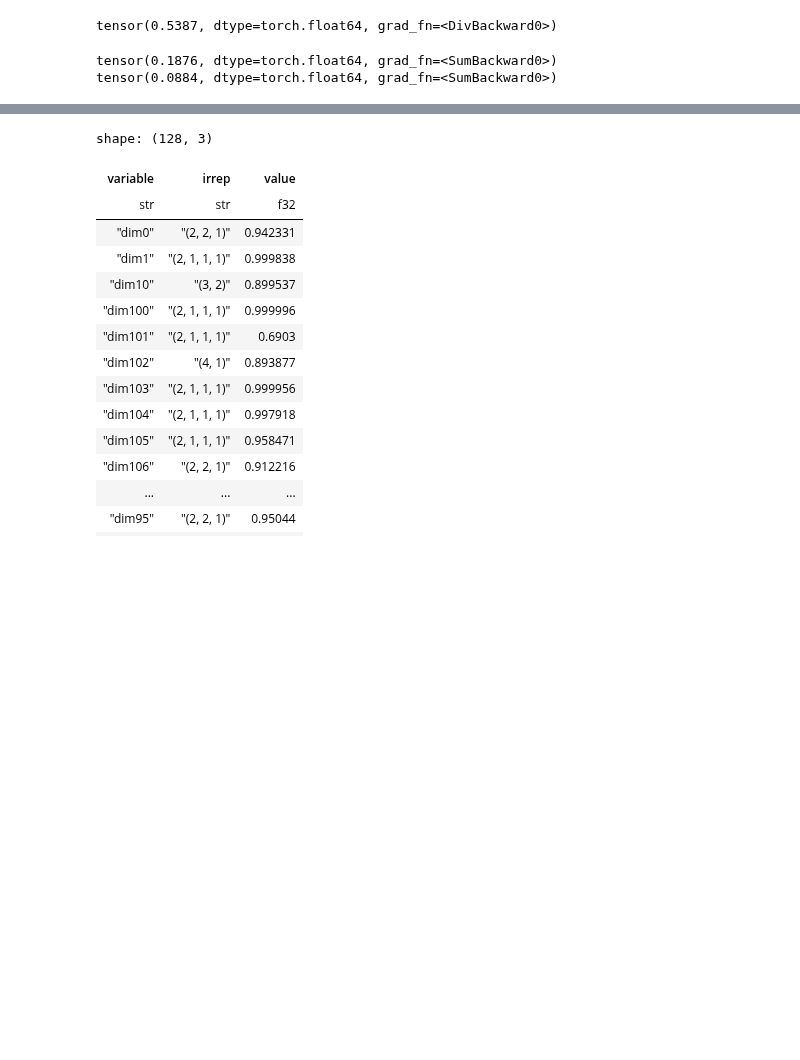
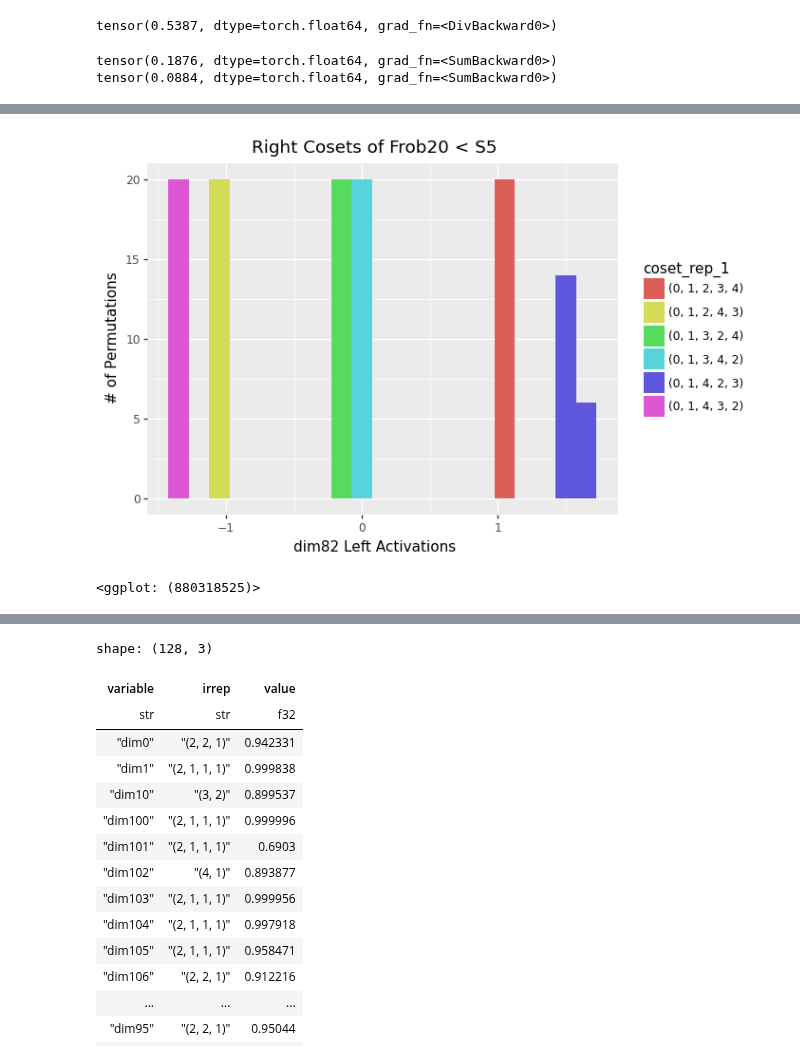
Before and after one commit to dashstander/sn-grok, a Jupyter notebook: notebooks/progress_measures.ipynb, the cells around one changed output, grey strips where cells are left out. Drawn from its saved outputs; the diff is of its cells as text; code cells hidden in the pictures; blank space fills up the shorter version.

```diff
--- a/notebooks/progress_measures.ipynb
+++ b/notebooks/progress_measures.ipynb
@@ -175,0 +487,17 @@ for i in range(128):
+# %%
+frobenius_groups = {
+    "order": 20,
+    "copies": 6,
+    "generators": [
+        [(0, 2, 3, 4, 1), (1, 2, 4, 0, 3)],
+        [(0, 2, 3, 4, 1), (1, 4, 3, 0, 2)],
+        [(0, 2, 4, 1, 3), (1, 2, 3, 4, 0)],
+        [(0, 2, 4, 1, 3), (1, 3, 4, 2, 0)],
+        [(0, 3, 4, 2, 1), (1, 3, 0, 4, 2)],
+        [(0, 3, 4, 2, 1), (1, 4, 0, 2, 3)]
+    ]
+}
+# %%
+frob_coset_list = [generate_subgroup(frob) for frob in frobenius_groups['generators']]
+frob_left_df = make_left_coset_rep_df(frob_coset_list, 5)
+frob_right_df = make_right_coset_rep_df(frob_coset_list, 5)
@@ -175,0 +521,15 @@ for i in range(128):
+# %%
+left_df = (
+    llin_df
+    .melt(id_vars=['permutation', 'irrep'])
+    .join(frob_right_df, on='permutation', how='inner')
+)
+
+right_df = (
+    rlin_df
+    .melt(id_vars=['permutation', 'irrep'])
+    .join(frob_left_df, on='permutation', how='inner')
+)
+
+
+left_df.head()
@@ -175,0 +545,16 @@ for i in range(128):
+# %%
+col = 'dim82'
+
+df = left_df.filter(pl.col('irrep') == '(3, 2)').filter(pl.col('variable') == col)
+
+
+(
+    ggplot(df, aes(x='value', fill='coset_rep_1'))
+    + geom_histogram(binwidth=0.15)
+    + xlab('dim82 Left Activations')
+    + ylab('# of Permutations')
+    + ggtitle('Right Cosets of Frob20 < S5')
+)
+# %% [output]
+[figure, added]
+<ggplot: (880318525)>
```
Also changed, not shown: parts of 21 cells of this notebook, 2 other files.
